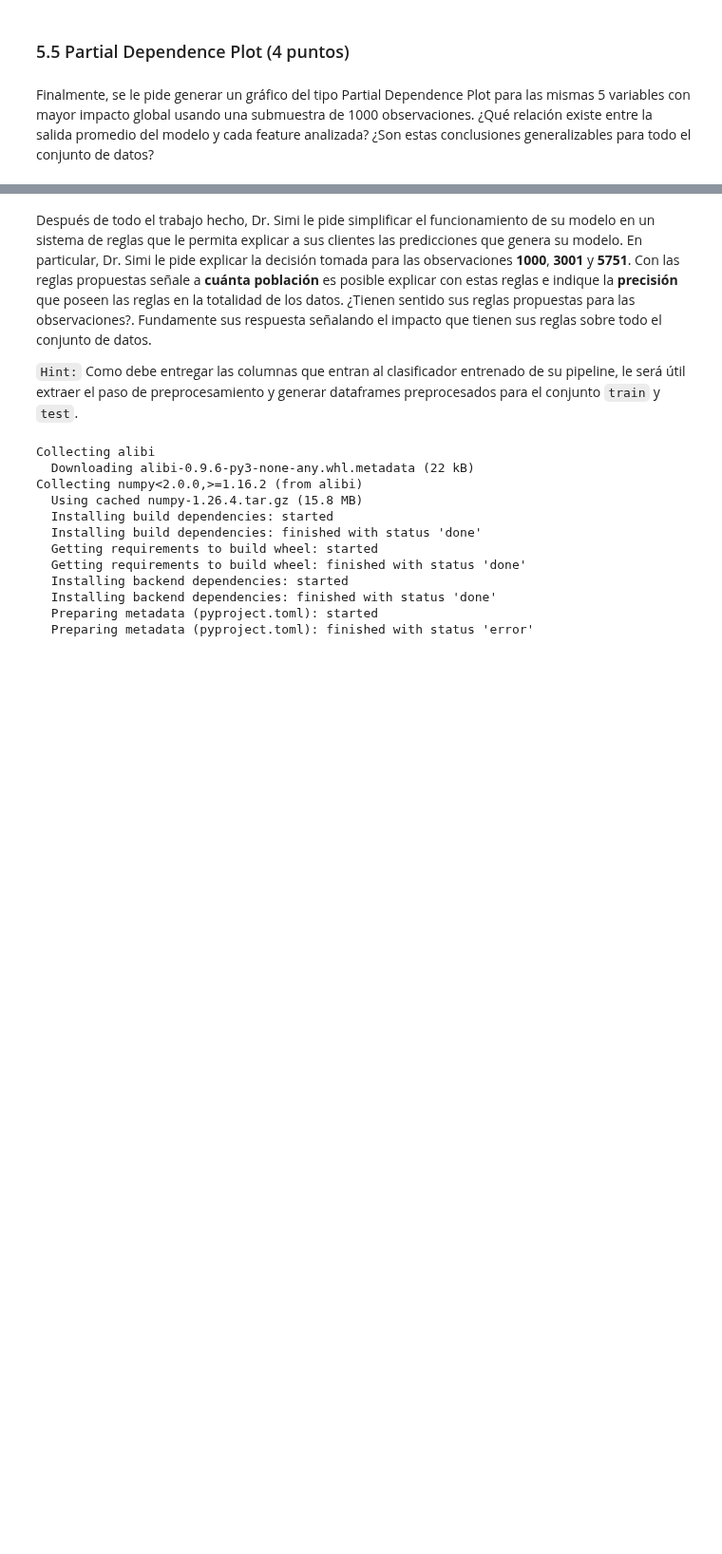
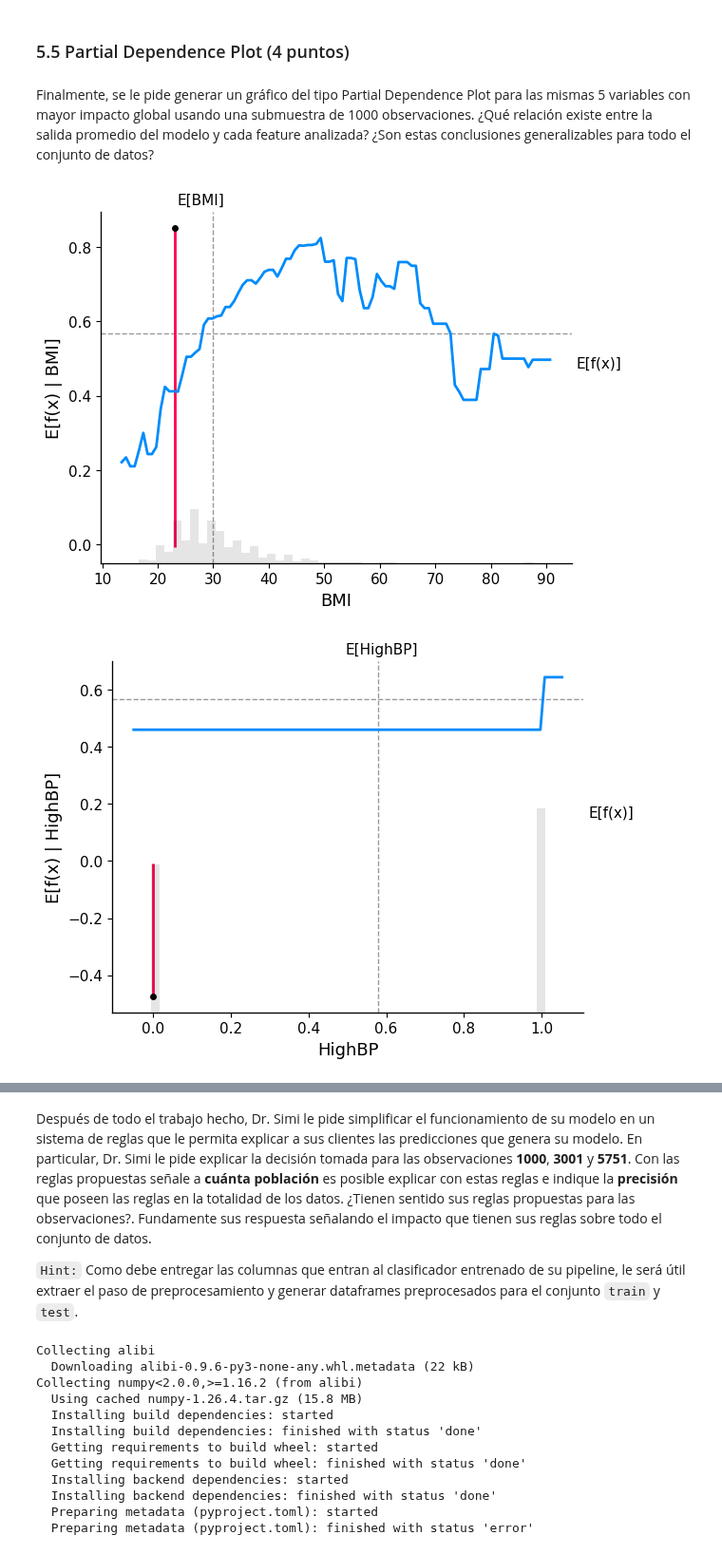
Before and after one commit to fco-marquez/MDS7202_Free_Riders, a Jupyter notebook: Labs/Lab7/Lab7_enunciado.ipynb, the cells around one changed output, grey strips where cells are left out. Shown at 95% size. Saved outputs shown, nothing was run; the diff lists cells and outputs as text; code cells hidden in the pictures; blank space fills up the shorter version.

```diff
--- a/Labs/Lab7/Lab7_enunciado.ipynb
+++ b/Labs/Lab7/Lab7_enunciado.ipynb
@@ -481,0 +541,27 @@ Finalmente, se le pide generar un gráfico del tipo Partial Dependence Plot para
+# %%
+# Inserte código para generar gráficos PDP aquí
+
+import shap
+import matplotlib.pyplot as plt
+
+# Submuestreo de 1000 puntos para que los PDP sean más rápidos y legibles
+X1000 = shap.utils.sample(X_shap, 1000, random_state=1892)
+
+# Elegimos un paciente/instancia específica (por ejemplo la #20)
+sample_ind = 20
+
+shap_values_explained = explainer(X_shap)
+
+for feature in top5_features:
+    shap.partial_dependence_plot(
+        ind=feature,
+        model=pipeline.predict,
+        data=X1000,
+        model_expected_value=True,
+        feature_expected_value=True,
+        ice=False,
+        shap_values=shap_values_explained[sample_ind:sample_ind+1, :]  # curva destacada
+    )
+# %% [output]
+[figure, added]
+[figure, added]
```
Also changed, not shown: parts of 17 cells of this notebook, 2 other files.
